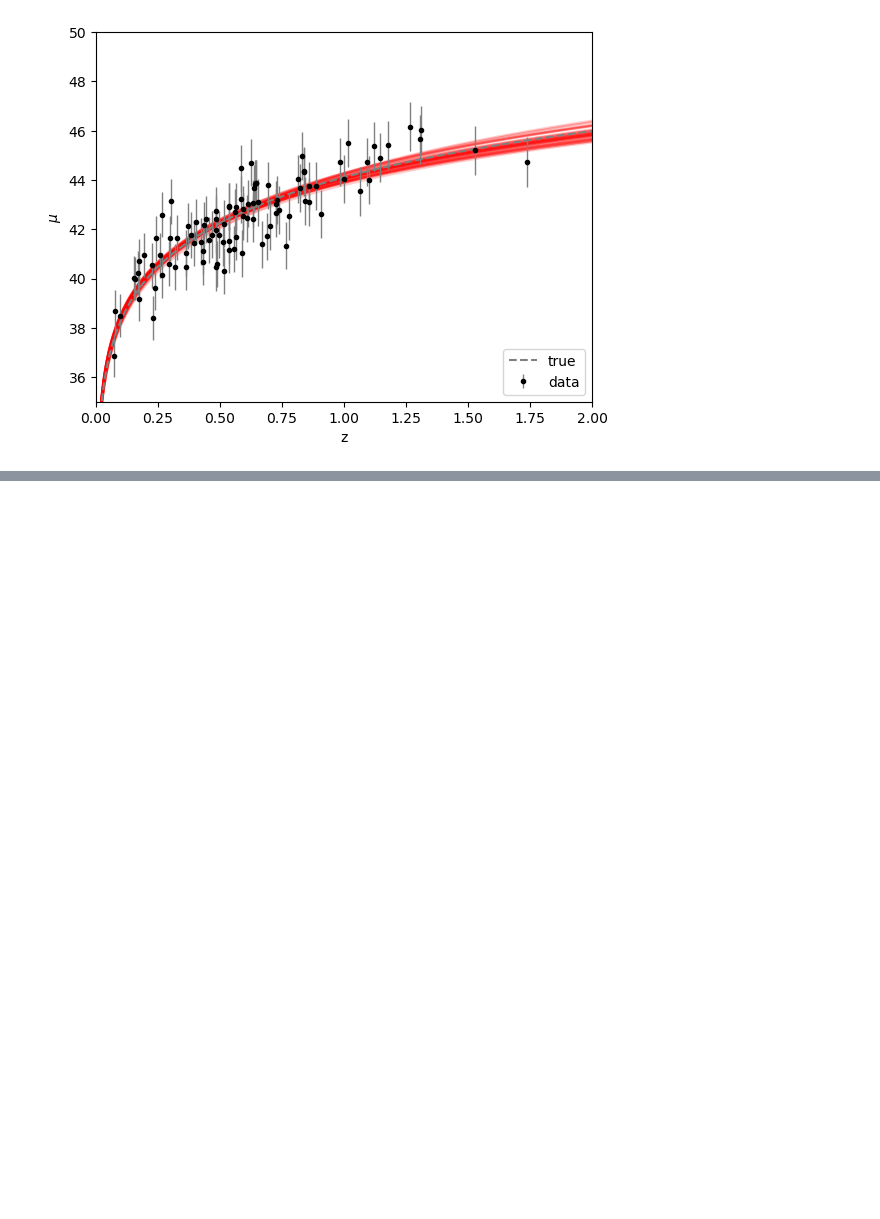
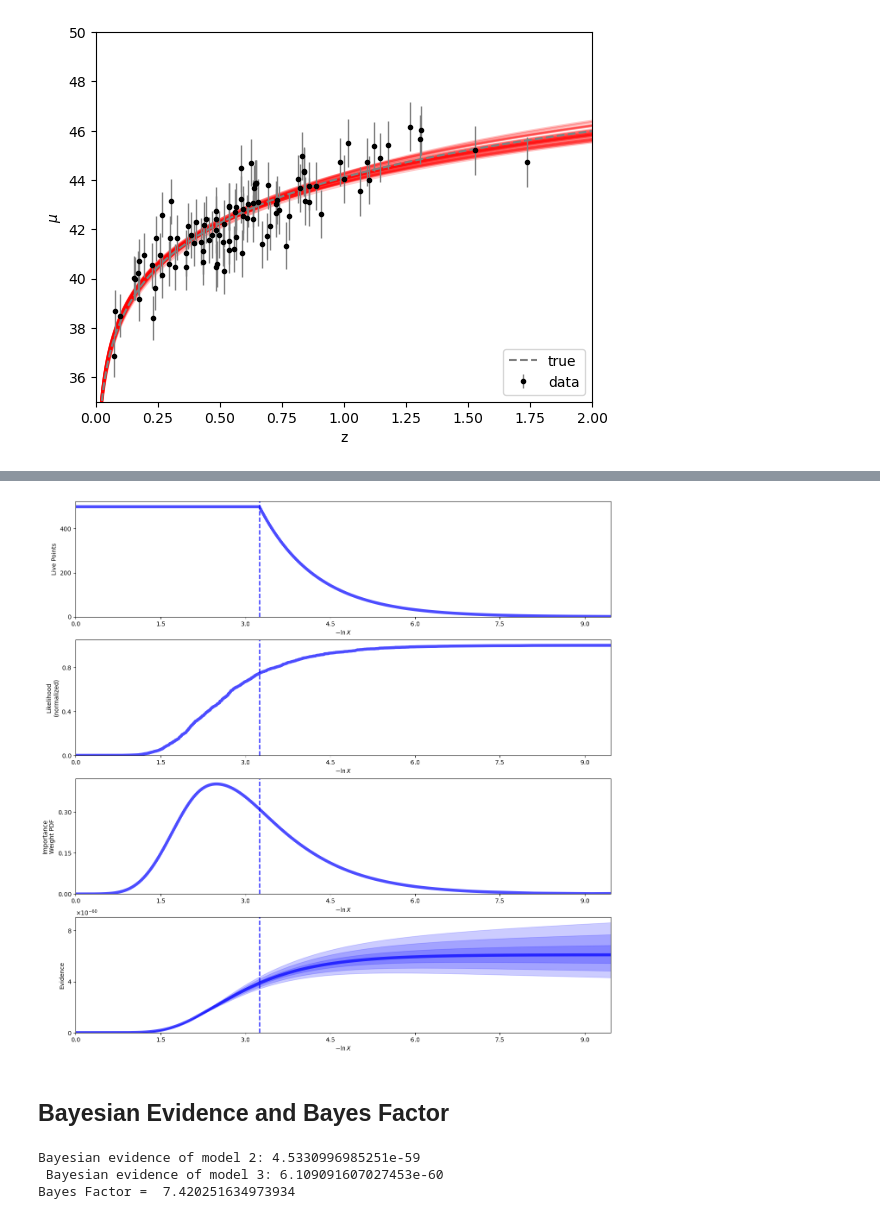
Before and after one commit to EmmaBalzanelli/astrostatistics_bicocca_2025, a Jupyter notebook: working/13_SN_mu&z(18).ipynb, the cells around one changed output, grey strips where cells are left out. Saved outputs shown, nothing was run; the diff lists cells and outputs as text; code cells hidden in the pictures; blank space fills up the shorter version.

```diff
--- a/working/13_SN_mu&z(18).ipynb
+++ b/working/13_SN_mu&z(18).ipynb
@@ -351,0 +388,15 @@ plt.show()
+# %%
+def model3(p):
+    z = z_sample
+    H0_scalar = p[0]
+    cosmo_model = LambdaCDM(H0=H0_scalar, Om0=Om, Ode0=1-Om)
+    return cosmo_model.distmod(z).value
+
+def prior3(p):
+    #uniform priors
+    prior_H0 = 60 + 20 * p[0]
+    #prior_Om = 0 + 1 * p[1]
+    return [prior_H0]
+
+def ln_likelihood3(p):
+    return -0.5*np.sum(((mu_sample - model3(p))**2)/dmu**2 + np.log(2*np.pi*dmu**2))
@@ -351,0 +419,18 @@ plt.show()
+# %%
+rfig, raxes = dyplot.runplot(sresults3)
+# %% [output]
+[figure, added]
+# %% [markdown]
+## Bayesian Evidence and Bayes Factor
+# %%
+be_m2 = np.exp(sresults2.logz[-1])
+be_m3 = np.exp(sresults3.logz[-1])
+print('Bayesian evidence of model 2:', be_m2, '\n', 'Bayesian evidence of model 3:', be_m3)
+
+#Jeffrey's scale (odd ratio, since the two models have the same number of hyperpriors?)
+b = be_m2/be_m3
+print('Bayes Factor = ', b)
+# %% [output]
+Bayesian evidence of model 2: 4.5330996985251e-59
+ Bayesian evidence of model 3: 6.109091607027453e-60
+Bayes Factor =  7.420251634973934
```
Also changed, not shown: parts of 12 cells of this notebook.
